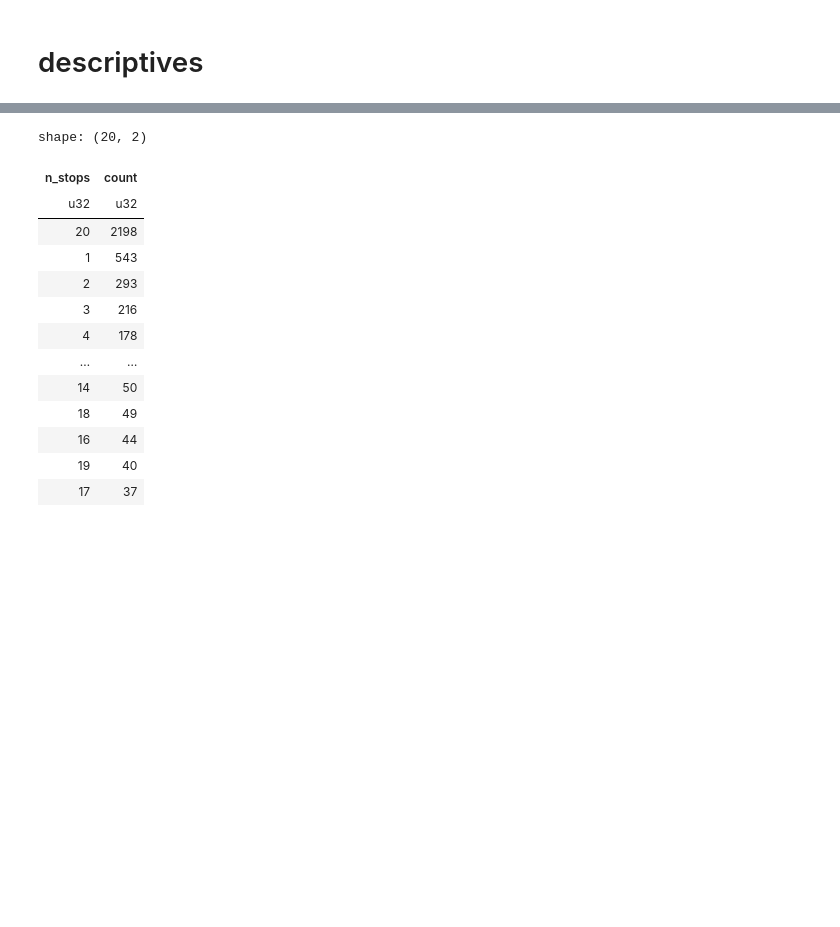
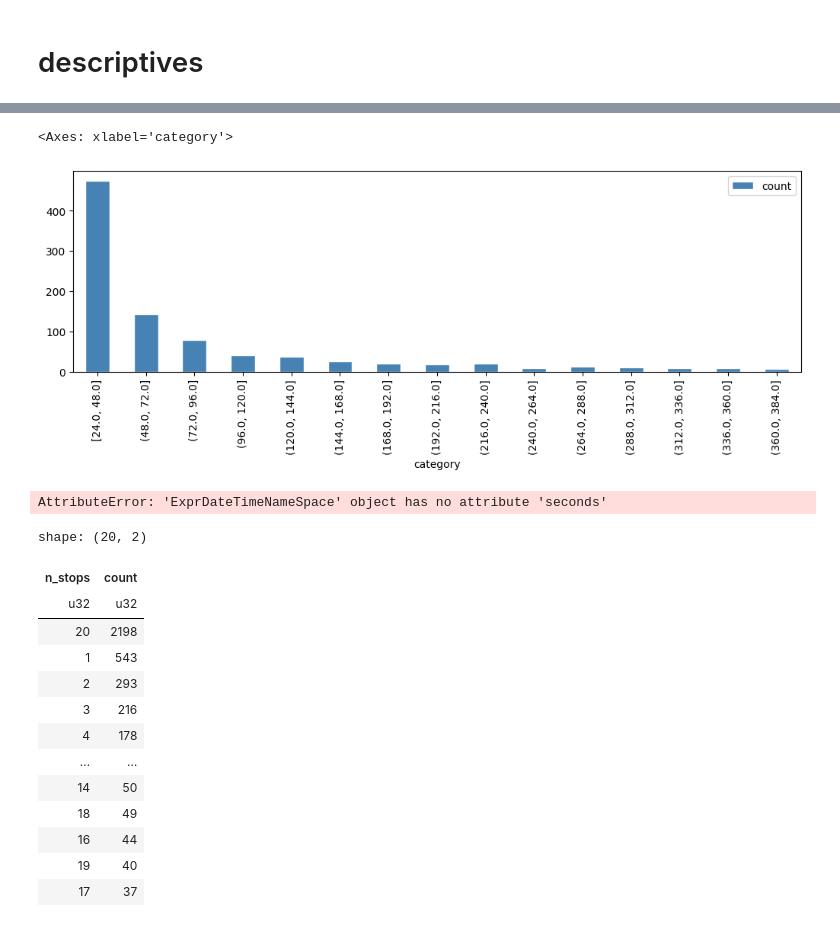
Before and after one commit to ANETILab/wp7_data_processing, a Jupyter notebook: src/05_analyze_stops.ipynb, the cells around one changed output, grey strips where cells are left out. Saved outputs shown, nothing was run; the diff lists cells and outputs as text; code cells hidden in the pictures; blank space fills up the shorter version.

```diff
--- a/src/05_analyze_stops.ipynb
+++ b/src/05_analyze_stops.ipynb
@@ -37,0 +223,12 @@ n_users_stopped = stops_per_user["device_id"].n_unique()
+# %%
+fig, ax = plt.subplots(figsize=(10, 4), layout="constrained")
+stops.filter(pl.col("interval_lenght").dt.total_seconds() > 86400)[
+    "interval_lenght"
+].dt.total_hours().hist(bins=list(range(24, 408, 24))).filter(
+    pl.col.count > 0
+).to_pandas().plot.bar(
+    ax=ax, x="category", y="count", color="steelblue", edgecolor="white"
+)
+# %% [output]
+<Axes: xlabel='category'>
+[figure, added]
@@ -37,0 +237,4 @@ n_users_stopped = stops_per_user["device_id"].n_unique()
+# %%
+stops.filter(pl.col.interval_length.dt.seconds() < 86400)
+# %% [output]
+AttributeError: 'ExprDateTimeNameSpace' object has no attribute 'seconds'
```
Also changed, not shown: parts of 20 cells of this notebook.
